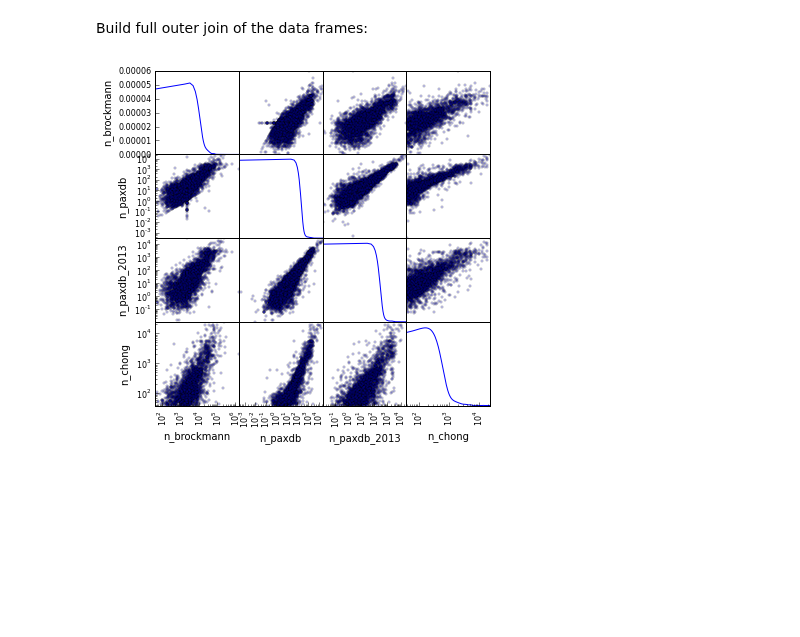
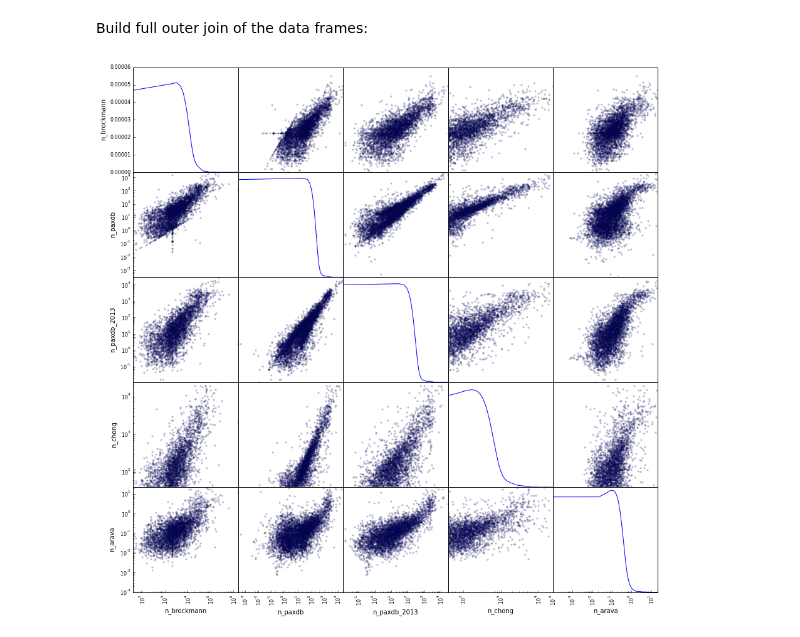
Before and after one commit to gittenberg/TRSL, a Jupyter notebook: workbooks/TRSL_proteomes.ipynb, the cells around one changed output. Cells and saved outputs as stored; diff of their text form; code cells hidden in the pictures; blank space fills up the shorter version.

Commit message:
Changed paths

```diff
--- a/workbooks/TRSL_proteomes.ipynb
+++ b/workbooks/TRSL_proteomes.ipynb
@@ -115,0 +118,15 @@ dtype: float64
+# %%
+prot_arava_file = '5171_Table3.xls'
+prot_arava_path = os.path.join(datadir, prot_arava_file)
+
+workbook = xlrd.open_workbook(prot_arava_path)
+worksheet = workbook.sheet_by_name('all genes')
+num_rows = worksheet.nrows - 1
+num_cells = worksheet.ncols - 1
+curr_row = 11 # First row contains headers hence not -1
+prot_arava = {}
+
+for curr_row in range(worksheet.nrows)[1:]:
+    row = worksheet.row(curr_row)
+    if isinstance(row[9].value, float):
+        prot_arava[row[0].value] = row[9].value
@@ -155,25 +184,31 @@ df3.columns = ['name', 'n_paxdb_2013']
 
 df4 = pd.DataFrame.from_dict(prot_chong.items())
 df4.columns = ['name', 'n_chong']
+
+df5 = pd.DataFrame.from_dict(prot_arava.items())
+df5.columns = ['name', 'n_arava']
 # %% [markdown]
 Build full outer join of the data frames:
 # %%
 df = pd.merge(df1, df2, left_on='name', right_on='name', how='outer')
 df = pd.merge(df, df3, left_on='name', right_on='name', how='outer')
 df = pd.merge(df, df4, left_on='name', right_on='name', how='outer')
+df = pd.merge(df, df5, left_on='name', right_on='name', how='outer')
 # %%
-axl = pd.scatter_matrix(df, alpha=0.2, figsize=(6, 6), diagonal='kde')
+axl = pd.scatter_matrix(df, alpha=0.2, figsize=(15, 15), diagonal='kde')
 
 for i, axs in enumerate(axl):
     for j, ax in enumerate(axs):
+        mini = max(0.0001, df[df.columns[i+1]].min())
+        minj = max(0.0001, df[df.columns[j+1]].min())
         if i != j:  # only the scatter plots
             # scale plot axes by their mins and maxs
-            ax.set_xlim([df[df.columns[j+1]].min(), df[df.columns[j+1]].max()])
-            ax.set_ylim([df[df.columns[i+1]].min(), df[df.columns[i+1]].max()])
+            ax.set_xlim([minj, df[df.columns[j+1]].max()])
+            ax.set_ylim([mini, df[df.columns[i+1]].max()])
             ax.set_xscale('log')
             ax.set_yscale('log')
         else:       # only the density plots
-            ax.set_xlim([df[df.columns[j+1]].min(), df[df.columns[j+1]].max()])
+            ax.set_xlim([minj, df[df.columns[j+1]].max()])
             ax.set_xscale('log')
 # %% [output]
-[figure, old version]
+[figure, new version]
```
Also changed, not shown: parts of 3 cells of this notebook, 9 other files.
